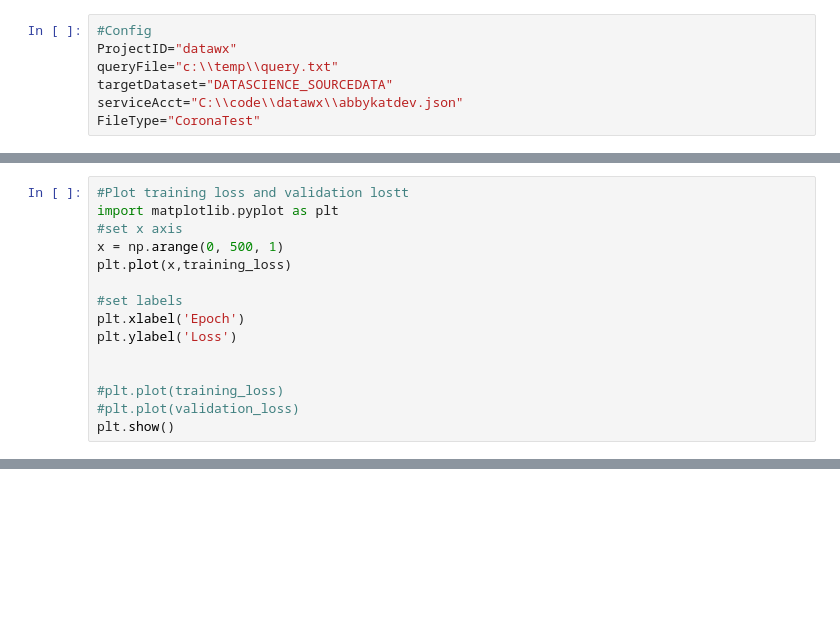
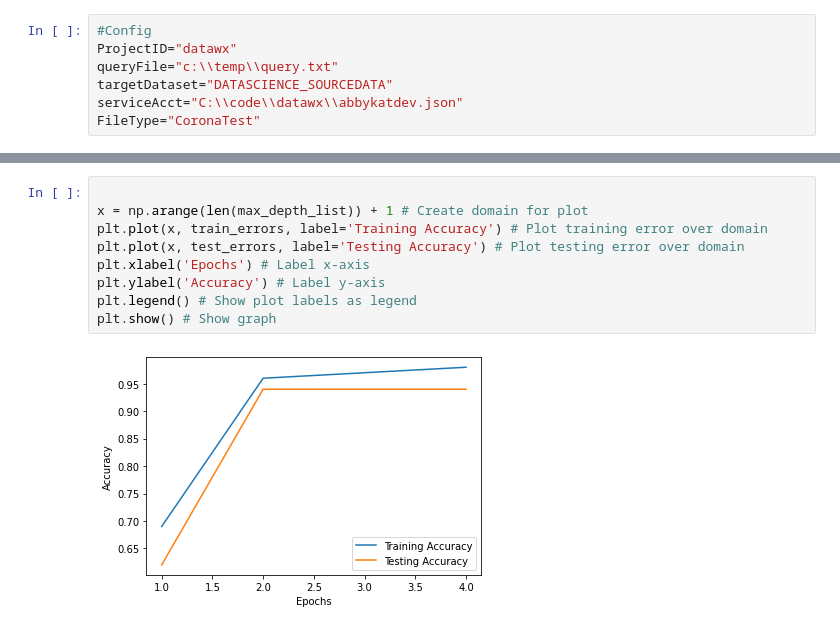
Before and after one commit to AbbyKatt/mycode, a Jupyter notebook: HSBC_Plugin.ipynb, the cells around one changed output, grey strips where cells are left out. Drawn from its saved outputs; the diff is of its cells as text; blank space fills up the shorter version.

```diff
--- a/HSBC_Plugin.ipynb
+++ b/HSBC_Plugin.ipynb
@@ -179,15 +74,0 @@ predict (after training) 4 nan
-# %%
-#Plot training loss and validation lostt
-import matplotlib.pyplot as plt
-#set x axis
-x = np.arange(0, 500, 1)
-plt.plot(x,training_loss)
-
-#set labels
-plt.xlabel('Epoch')
-plt.ylabel('Loss')
-
-
-#plt.plot(training_loss)
-#plt.plot(validation_loss)
-plt.show()
@@ -195,0 +153,11 @@ plt.show()
+# %%
+
+x = np.arange(len(max_depth_list)) + 1 # Create domain for plot
+plt.plot(x, train_errors, label='Training Accuracy') # Plot training error over domain
+plt.plot(x, test_errors, label='Testing Accuracy') # Plot testing error over domain
+plt.xlabel('Epochs') # Label x-axis
+plt.ylabel('Accuracy') # Label y-axis
+plt.legend() # Show plot labels as legend
+plt.show() # Show graph
+# %% [output]
+[figure, added]
```
Also changed, not shown: parts of 7 cells of this notebook.
